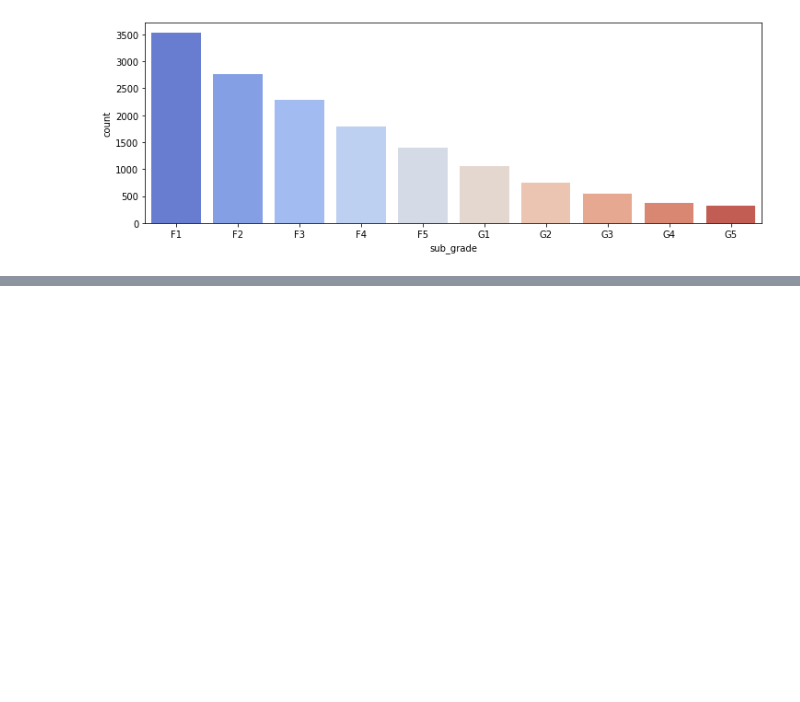
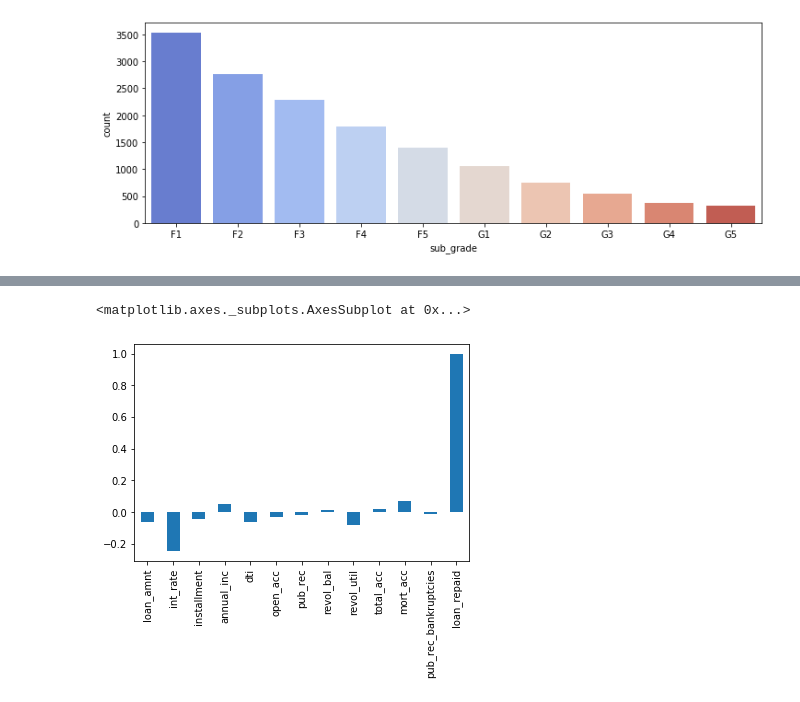
Before and after one commit to avtw37/tensor-data, a Jupyter notebook: lending-loan.ipynb, the cells around one changed output, grey strips where cells are left out. Saved outputs shown, nothing was run; the diff lists cells and outputs as text; code cells hidden in the pictures; blank space fills up the shorter version.

Commit message:
visuals

```diff
--- a/lending-loan.ipynb
+++ b/lending-loan.ipynb
@@ -173,3 +173,7 @@ sns.countplot(x='sub_grade',data=f_and_g,order=subgrade_order,palette='coolwarm'
 # %% [output]
 <matplotlib.axes._subplots.AxesSubplot at 0x...>
 [figure]
+# %%
+""" created a new column 'loan_repaid' """
+
+df['loan_repaid'] = df['loan_status'].map({'Fully Paid':1,'Charged Off':0})
@@ -175,0 +196,7 @@ sns.countplot(x='sub_grade',data=f_and_g,order=subgrade_order,palette='coolwarm'
+# %%
+""" created a bar plot showing the correlation of the numeric features to the new loan_repaid column """
+
+df.corr()['loan_repaid'].plot(kind='bar')
+# %% [output]
+<matplotlib.axes._subplots.AxesSubplot at 0x...>
+[figure, added]
```
Also changed, not shown: parts of 2 cells of this notebook.
